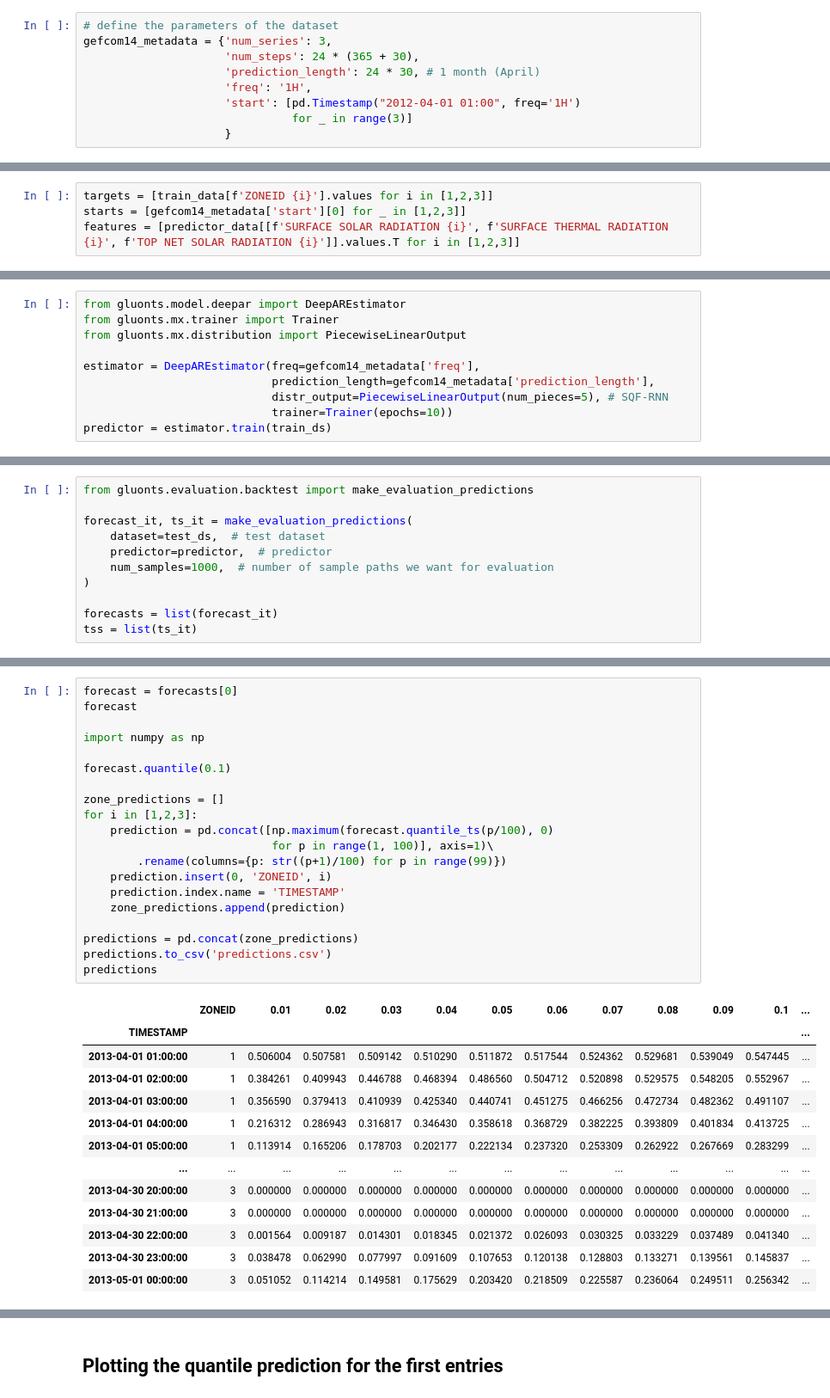
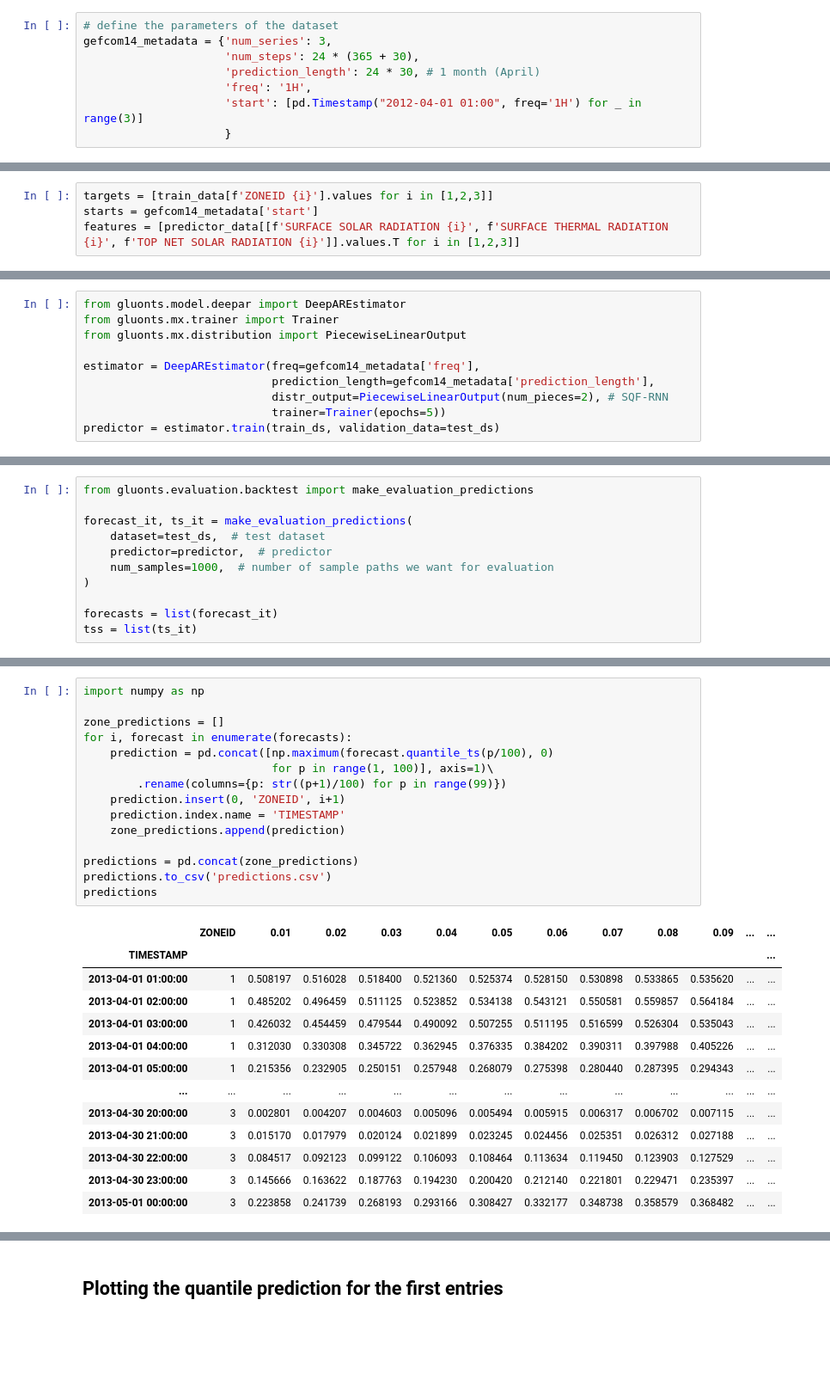
Before and after one commit to pavelzw/GEFCom14-S-comparison, a Jupyter notebook: gefcom14-s-deepar.ipynb, the cells around one changed output, grey strips where cells are left out. Shown at 86% size. Cells and saved outputs as stored; diff of their text form; blank space fills up the shorter version.

```diff
--- a/gefcom14-s-deepar.ipynb
+++ b/gefcom14-s-deepar.ipynb
@@ -92,8 +92,7 @@ gefcom14_metadata = {'num_series': 3,
                      'num_steps': 24 * (365 + 30),
                      'prediction_length': 24 * 30, # 1 month (April)
                      'freq': '1H',
-                     'start': [pd.Timestamp("2012-04-01 01:00", freq='1H')
-                               for _ in range(3)]
+                     'start': [pd.Timestamp("2012-04-01 01:00", freq='1H') for _ in range(3)]
                      }
 # %%
 targets = [train_data[:-gefcom14_metadata['prediction_length']][f'ZONEID {i}'].values for i in [1,2,3]]
@@ -112,7 +111,7 @@ train_ds = ListDataset([{
   freq=gefcom14_metadata['freq'])
 # %%
 targets = [train_data[f'ZONEID {i}'].values for i in [1,2,3]]
-starts = [gefcom14_metadata['start'][0] for _ in [1,2,3]]
+starts = gefcom14_metadata['start']
 features = [predictor_data[[f'SURFACE SOLAR RADIATION {i}', f'SURFACE THERMAL RADIATION {i}', f'TOP NET SOLAR RADIATION {i}']].values.T for i in [1,2,3]]
 # %%
 test_ds = ListDataset([{
@@ -153,7 +152,7 @@ from gluonts.mx.distribution import PiecewiseLinearOutput
 
 estimator = DeepAREstimator(freq=gefcom14_metadata['freq'],
                             prediction_length=gefcom14_metadata['prediction_length'],
-                            distr_output=PiecewiseLinearOutput(num_pieces=5), # SQF-RNN
-                            trainer=Trainer(epochs=10))
-predictor = estimator.train(train_ds)
+                            distr_output=PiecewiseLinearOutput(num_pieces=2), # SQF-RNN
+                            trainer=Trainer(epochs=5))
+predictor = estimator.train(train_ds, validation_data=test_ds)
 # %% [output]
@@ -190,37 +195,32 @@ plot_prob_forecasts(tss[0], forecasts[0])
 # %%
-forecast = forecasts[0]
-forecast
-
 import numpy as np
 
-forecast.quantile(0.1)
-
 zone_predictions = []
-for i in [1,2,3]:
+for i, forecast in enumerate(forecasts):
     prediction = pd.concat([np.maximum(forecast.quantile_ts(p/100), 0)
                             for p in range(1, 100)], axis=1)\
         .rename(columns={p: str((p+1)/100) for p in range(99)})
-    prediction.insert(0, 'ZONEID', i)
+    prediction.insert(0, 'ZONEID', i+1)
     prediction.index.name = 'TIMESTAMP'
     zone_predictions.append(prediction)
 
 predictions = pd.concat(zone_predictions)
 predictions.to_csv('predictions.csv')
 predictions
 # %% [output]
-|  | ZONEID | 0.01 | 0.02 | 0.03 | 0.04 | 0.05 | 0.06 | 0.07 | 0.08 | 0.09 | 0.1 | ... |
+|  | ZONEID | 0.01 | 0.02 | 0.03 | 0.04 | 0.05 | 0.06 | 0.07 | 0.08 | 0.09 | ... | ... |
 | TIMESTAMP |  |  |  |  |  |  |  |  |  |  |  | ... |
-| 2013-04-01 01:00:00 | 1 | 0.506004 | 0.507581 | 0.509142 | 0.510290 | 0.511872 | 0.517544 | 0.524362 | 0.529681 | 0.539049 | 0.547445 | ... |
-| 2013-04-01 02:00:00 | 1 | 0.384261 | 0.409943 | 0.446788 | 0.468394 | 0.486560 | 0.504712 | 0.520898 | 0.529575 | 0.548205 | 0.552967 | ... |
-| 2013-04-01 03:00:00 | 1 | 0.356590 | 0.379413 | 0.410939 | 0.425340 | 0.440741 | 0.451275 | 0.466256 | 0.472734 | 0.482362 | 0.491107 | ... |
-| 2013-04-01 04:00:00 | 1 | 0.216312 | 0.286943 | 0.316817 | 0.346430 | 0.358618 | 0.368729 | 0.382225 | 0.393809 | 0.401834 | 0.413725 | ... |
-| 2013-04-01 05:00:00 | 1 | 0.113914 | 0.165206 | 0.178703 | 0.202177 | 0.222134 | 0.237320 | 0.253309 | 0.262922 | 0.267669 | 0.283299 | ... |
+| 2013-04-01 01:00:00 | 1 | 0.508197 | 0.516028 | 0.518400 | 0.521360 | 0.525374 | 0.528150 | 0.530898 | 0.533865 | 0.535620 | ... | ... |
+| 2013-04-01 02:00:00 | 1 | 0.485202 | 0.496459 | 0.511125 | 0.523852 | 0.534138 | 0.543121 | 0.550581 | 0.559857 | 0.564184 | ... | ... |
+| 2013-04-01 03:00:00 | 1 | 0.426032 | 0.454459 | 0.479544 | 0.490092 | 0.507255 | 0.511195 | 0.516599 | 0.526304 | 0.535043 | ... | ... |
+| 2013-04-01 04:00:00 | 1 | 0.312030 | 0.330308 | 0.345722 | 0.362945 | 0.376335 | 0.384202 | 0.390311 | 0.397988 | 0.405226 | ... | ... |
+| 2013-04-01 05:00:00 | 1 | 0.215356 | 0.232905 | 0.250151 | 0.257948 | 0.268079 | 0.275398 | 0.280440 | 0.287395 | 0.294343 | ... | ... |
 | ... | ... | ... | ... | ... | ... | ... | ... | ... | ... | ... | ... | ... |
-| 2013-04-30 20:00:00 | 3 | 0.000000 | 0.000000 | 0.000000 | 0.000000 | 0.000000 | 0.000000 | 0.000000 | 0.000000 | 0.000000 | 0.000000 | ... |
-| 2013-04-30 21:00:00 | 3 | 0.000000 | 0.000000 | 0.000000 | 0.000000 | 0.000000 | 0.000000 | 0.000000 | 0.000000 | 0.000000 | 0.000000 | ... |
-| 2013-04-30 22:00:00 | 3 | 0.001564 | 0.009187 | 0.014301 | 0.018345 | 0.021372 | 0.026093 | 0.030325 | 0.033229 | 0.037489 | 0.041340 | ... |
-| 2013-04-30 23:00:00 | 3 | 0.038478 | 0.062990 | 0.077997 | 0.091609 | 0.107653 | 0.120138 | 0.128803 | 0.133271 | 0.139561 | 0.145837 | ... |
-| 2013-05-01 00:00:00 | 3 | 0.051052 | 0.114214 | 0.149581 | 0.175629 | 0.203420 | 0.218509 | 0.225587 | 0.236064 | 0.249511 | 0.256342 | ... |
+| 2013-04-30 20:00:00 | 3 | 0.002801 | 0.004207 | 0.004603 | 0.005096 | 0.005494 | 0.005915 | 0.006317 | 0.006702 | 0.007115 | ... | ... |
+| 2013-04-30 21:00:00 | 3 | 0.015170 | 0.017979 | 0.020124 | 0.021899 | 0.023245 | 0.024456 | 0.025351 | 0.026312 | 0.027188 | ... | ... |
+| 2013-04-30 22:00:00 | 3 | 0.084517 | 0.092123 | 0.099122 | 0.106093 | 0.108464 | 0.113634 | 0.119450 | 0.123903 | 0.127529 | ... | ... |
+| 2013-04-30 23:00:00 | 3 | 0.145666 | 0.163622 | 0.187763 | 0.194230 | 0.200420 | 0.212140 | 0.221801 | 0.229471 | 0.235397 | ... | ... |
+| 2013-05-01 00:00:00 | 3 | 0.223858 | 0.241739 | 0.268193 | 0.293166 | 0.308427 | 0.332177 | 0.348738 | 0.358579 | 0.368482 | ... | ... |
 2160 rows × 100 columns
 # %% [markdown]
 ## Plotting the quantile prediction for the first entries
```
Also changed, not shown: parts of 4 cells of this notebook.
